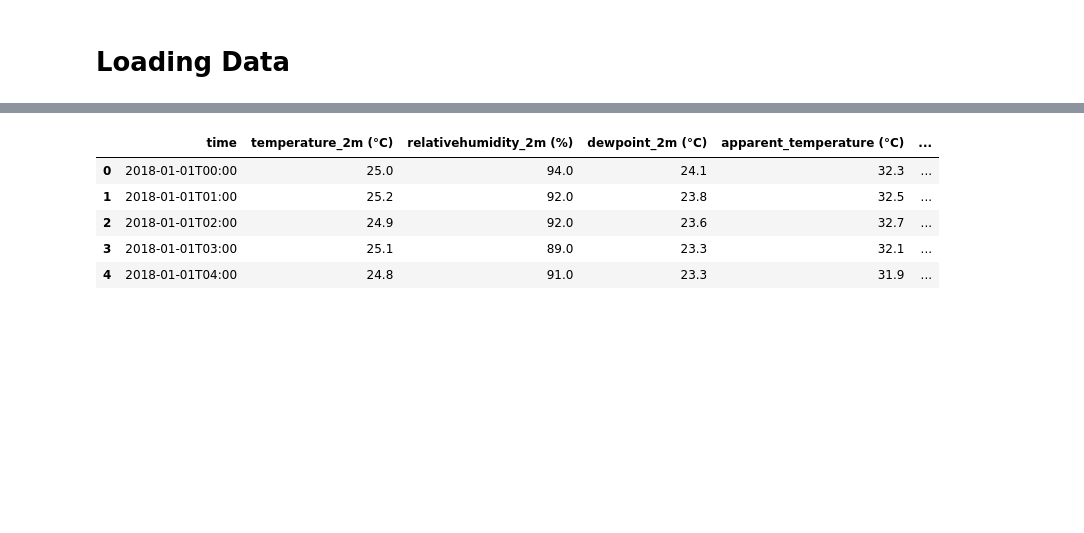
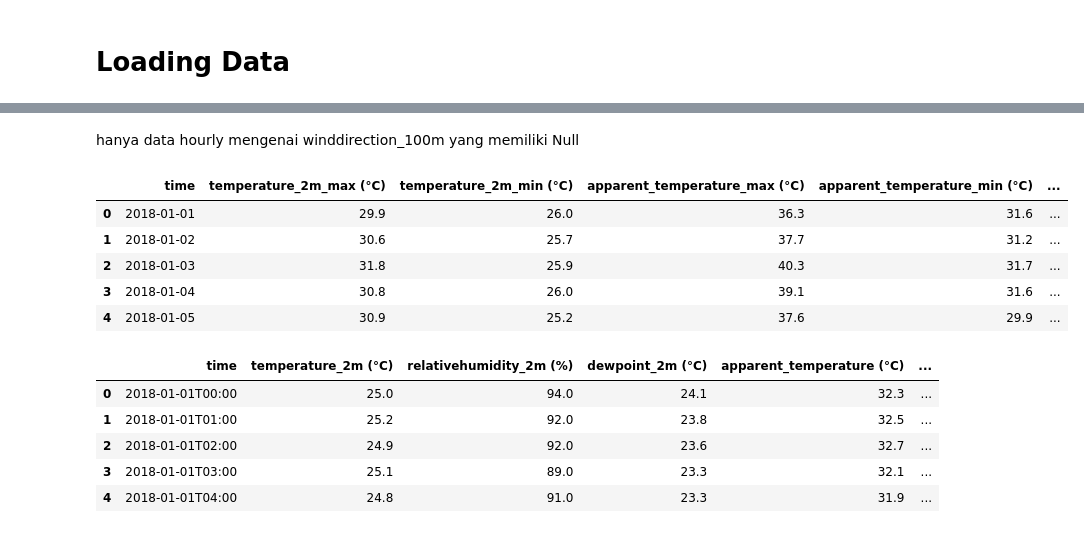
Before and after one commit to FelixFern/Arkavidia-2023-ODE, a Jupyter notebook: Arkavidia.ipynb, the cells around one changed output, grey strips where cells are left out. Saved outputs shown, nothing was run; the diff lists cells and outputs as text; code cells hidden in the pictures; blank space fills up the shorter version.

```diff
--- a/Arkavidia.ipynb
+++ b/Arkavidia.ipynb
@@ -26,3 +97,14 @@ train_data.tail()
+# %% [markdown]
+hanya data hourly mengenai winddirection_100m yang memiliki Null
+# %%
+train_data.head()
+# %% [output]
+|  | time | temperature_2m_max (°C) | temperature_2m_min (°C) | apparent_temperature_max (°C) | apparent_temperature_min (°C) | ... |
+| 0 | 2018-01-01 | 29.9 | 26.0 | 36.3 | 31.6 | ... |
+| 1 | 2018-01-02 | 30.6 | 25.7 | 37.7 | 31.2 | ... |
+| 2 | 2018-01-03 | 31.8 | 25.9 | 40.3 | 31.7 | ... |
+| 3 | 2018-01-04 | 30.8 | 26.0 | 39.1 | 31.6 | ... |
+| 4 | 2018-01-05 | 30.9 | 25.2 | 37.6 | 29.9 | ... |
 # %%
 train_h_data.head()
 # %% [output]
```
Also changed, not shown: parts of 6 cells of this notebook.
